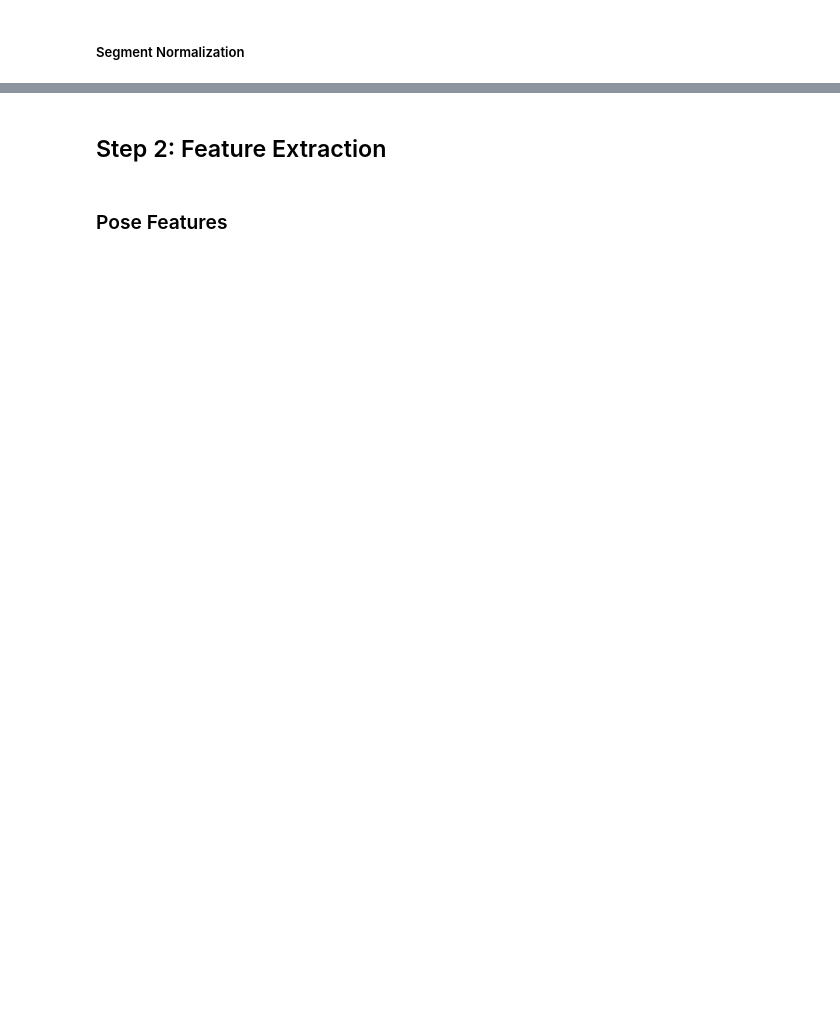
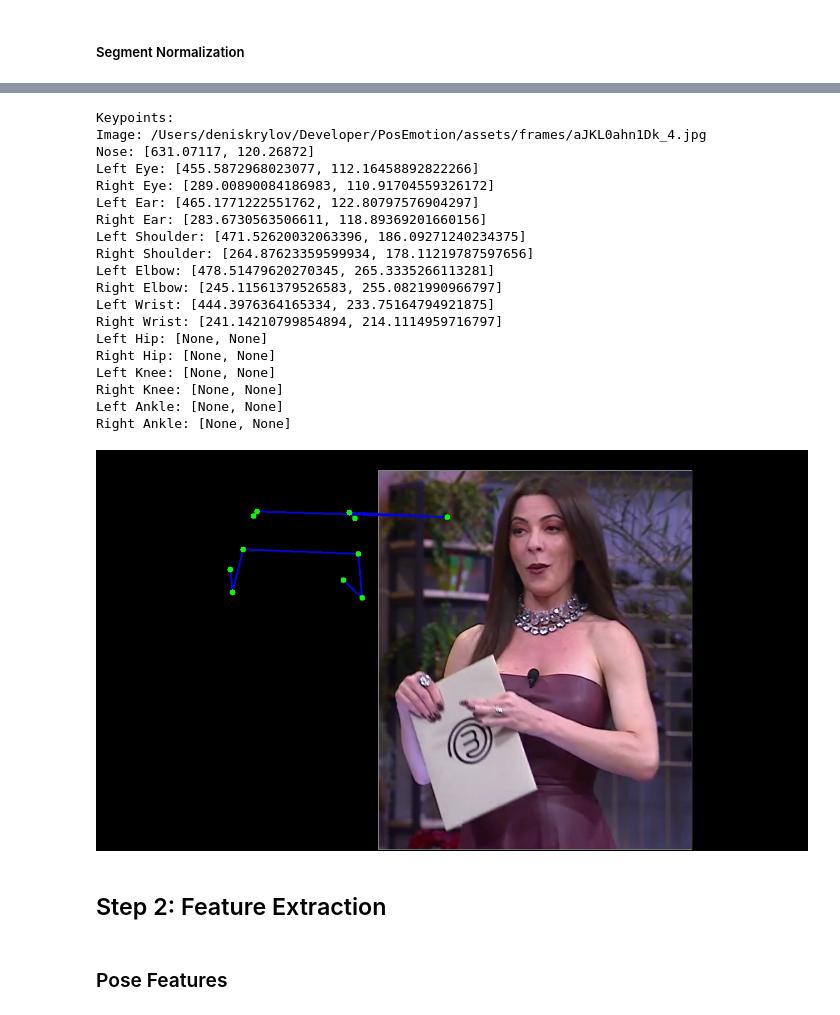
Before and after one commit to denskrlv/PosEmotion, a Jupyter notebook: app.ipynb, the cells around one changed output, grey strips where cells are left out. Cells and saved outputs as stored; diff of their text form; code cells hidden in the pictures; blank space fills up the shorter version.

```diff
--- a/app.ipynb
+++ b/app.ipynb
@@ -143,3 +218,28 @@ Normalized (first 5): [(0, 9), (10, 19), (20, 29), (30, 39), (40, 49)]
+# %%
+ksn = normalize_skeleton(ks, base_result)
+print(ksn)
+ksn.draw_ipython(False)
+# %% [output]
+Keypoints:
+Image: /Users/deniskrylov/Developer/PosEmotion/assets/frames/aJKL0ahn1Dk_4.jpg
+Nose: [631.07117, 120.26872]
+Left Eye: [455.5872968023077, 112.16458892822266]
+Right Eye: [289.00890084186983, 110.91704559326172]
+Left Ear: [465.1771222551762, 122.80797576904297]
+Right Ear: [283.6730563506611, 118.89369201660156]
+Left Shoulder: [471.52620032063396, 186.09271240234375]
+Right Shoulder: [264.87623359599934, 178.11219787597656]
+Left Elbow: [478.51479620270345, 265.3335266113281]
+Right Elbow: [245.11561379526583, 255.0821990966797]
+Left Wrist: [444.3976364165334, 233.75164794921875]
+Right Wrist: [241.14210799854894, 214.1114959716797]
+Left Hip: [None, None]
+Right Hip: [None, None]
+Left Knee: [None, None]
+Right Knee: [None, None]
+Left Ankle: [None, None]
+Right Ankle: [None, None]
+[figure, added]
 # %% [markdown]
 ## Step 2: Feature Extraction
 # %% [markdown]
```
Also changed, not shown: parts of 12 cells of this notebook, 2 other files.
